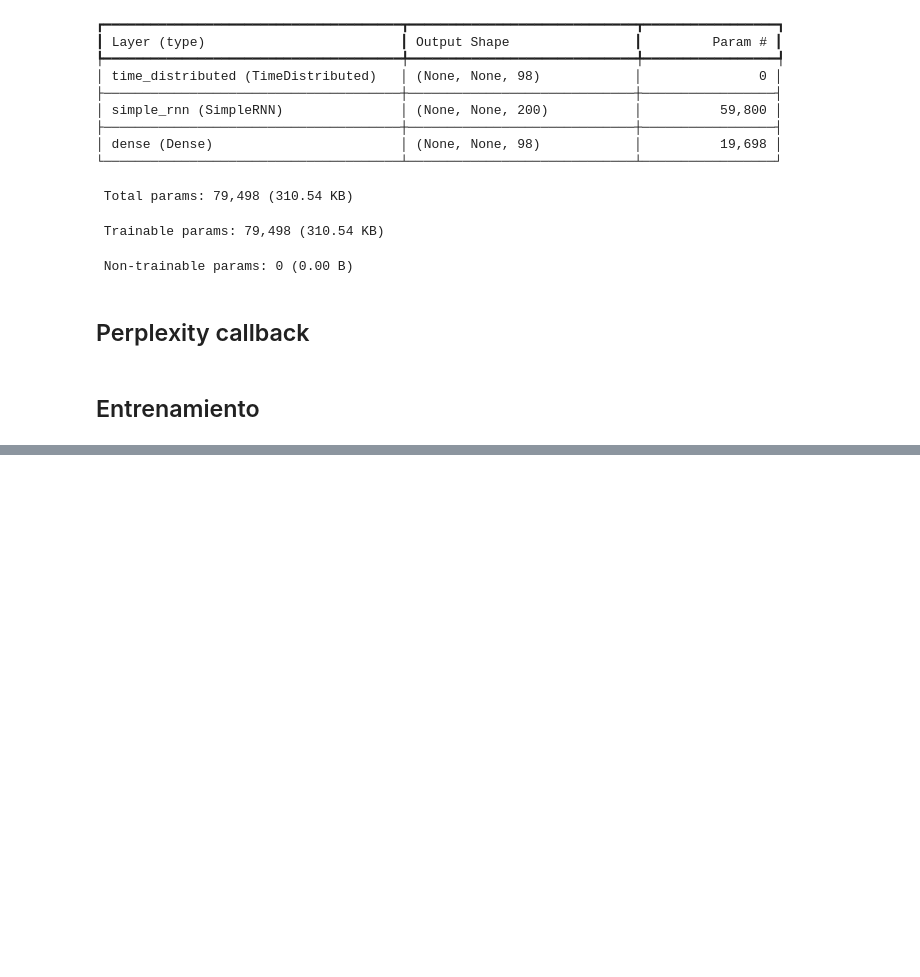
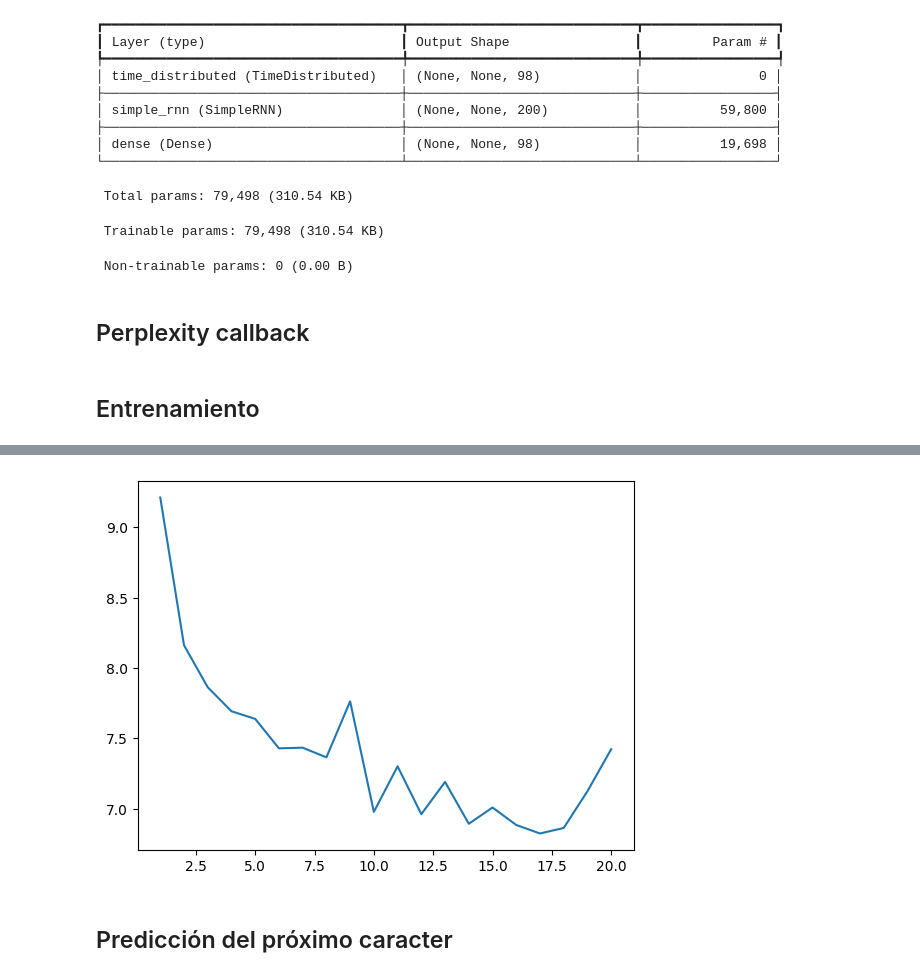
Before and after one commit to jmestanza/natural-language-processing-practice, a Jupyter notebook: desafios/Desafio_3/Desafio_3.ipynb, the cells around one changed output, grey strips where cells are left out. Cells and saved outputs as stored; diff of their text form; code cells hidden in the pictures; blank space fills up the shorter version.

```diff
--- a/desafios/Desafio_3/Desafio_3.ipynb
+++ b/desafios/Desafio_3/Desafio_3.ipynb
@@ -301,0 +386,11 @@ Epoch 1/20
+# %%
+
+import matplotlib.pyplot as plt
+import seaborn as sns
+
+# Entrenamiento
+epoch_count = range(1, len(history_ppl) + 1)
+sns.lineplot(x=epoch_count,  y=history_ppl)
+plt.show()
+# %% [output]
+[figure, added]
@@ -301,0 +400,2 @@ Epoch 1/20
+# %% [markdown]
+## Predicción del próximo caracter
```
Also changed, not shown: parts of 21 cells of this notebook.
